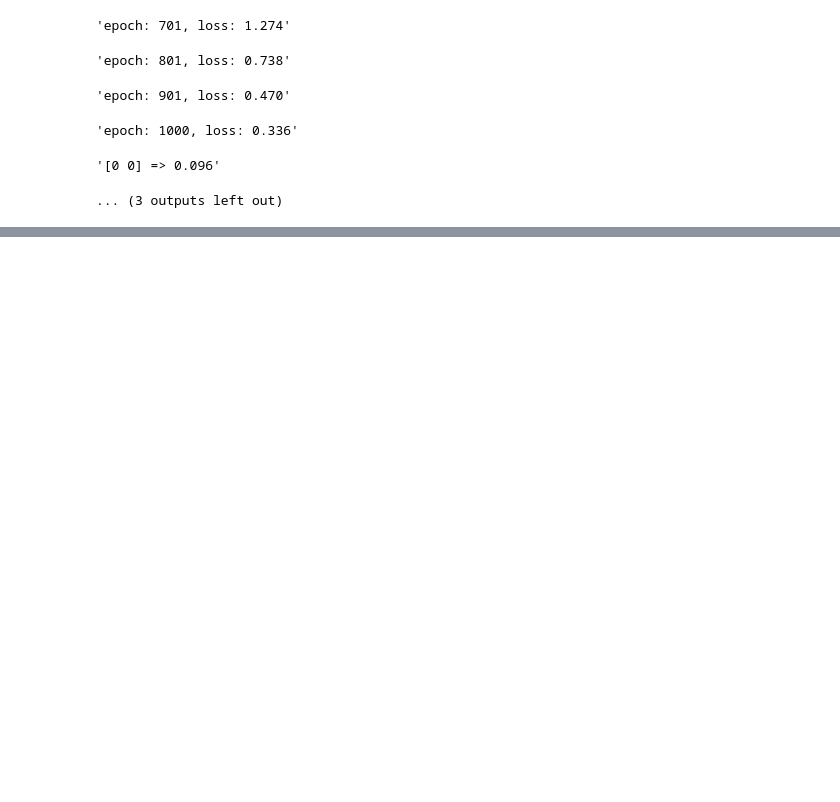
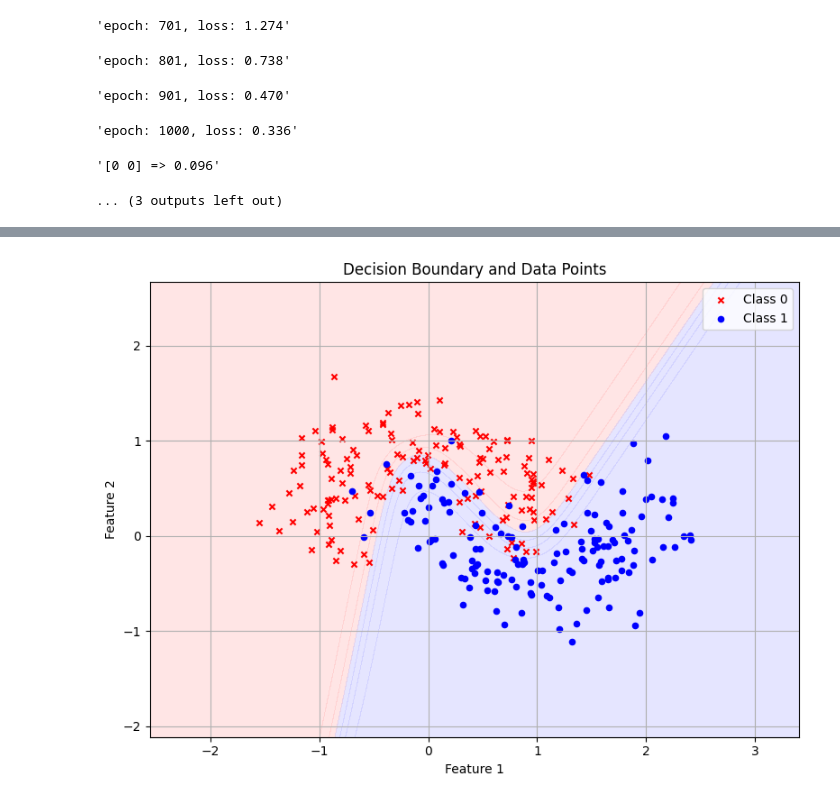
Before and after one commit to KaitoShioya/deeplearning-keras-tf2-torch, a Jupyter notebook: hunds_on/chapter3.ipynb, the cells around one changed output, grey strips where cells are left out. Cells and saved outputs as stored; diff of their text form; code cells hidden in the pictures; blank space fills up the shorter version.

```diff
--- a/hunds_on/chapter3.ipynb
+++ b/hunds_on/chapter3.ipynb
@@ -486,0 +566,45 @@ for input in x:
+# %%
+def plot_decision_boundary(
+    X: np.ndarray, y: np.ndarray, model: MLP, resolution: float = 0.02
+) -> None:
+    # カラーマップ
+    cmap_background = ListedColormap(["#FFAAAA", "#AAAAFF"])
+    cmap_points = ListedColormap(["red", "blue"])
+
+    # 座標範囲を定義
+    x_min, x_max = X[:, 0].min() - 1, X[:, 0].max() + 1
+    y_min, y_max = X[:, 1].min() - 1, X[:, 1].max() + 1
+    xx, yy = np.meshgrid(
+        np.arange(x_min, x_max, resolution), np.arange(y_min, y_max, resolution)
+    )
+
+    # メッシュ全体に対して予測を実行し、領域を色分け
+    Z = model(np.c_[xx.ravel(), yy.ravel()])
+    Z = Z.reshape(xx.shape)
+
+    plt.figure(figsize=(8, 6))
+    plt.contourf(xx, yy, Z, alpha=0.3, cmap=cmap_background)
+
+    # データ点をマーカーでプロット
+    for label, marker in zip([0, 1], ["x", "o"]):
+        plt.scatter(
+            X[y.reshape(-1) == label][:, 0],
+            X[y.reshape(-1) == label][:, 1],
+            c=cmap_points(label),
+            marker=marker,
+            label=f"Class {label}",
+            s=20,
+        )
+
+    plt.xlabel("Feature 1")
+    plt.ylabel("Feature 2")
+    plt.title("Decision Boundary and Data Points")
+    plt.legend()
+    plt.grid(True)
+    plt.tight_layout()
+    plt.show()
+
+
+plot_decision_boundary(x, t, model)
+# %% [output]
+[figure, added]
```
Also changed, not shown: parts of 7 cells of this notebook.
